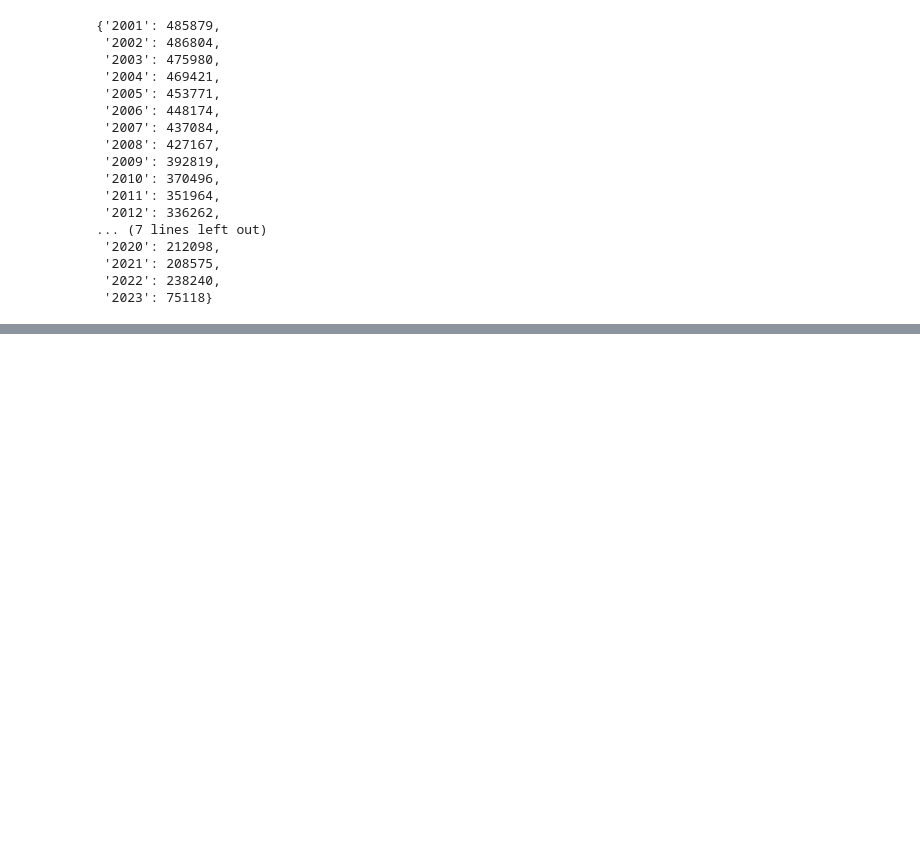
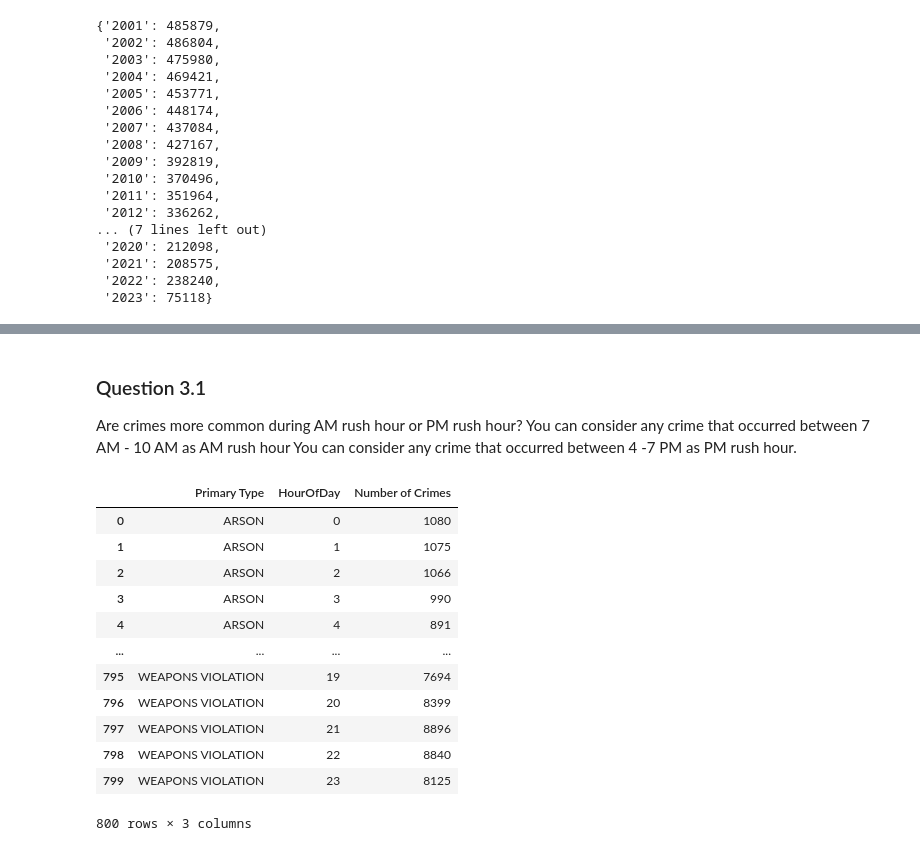
Before and after one commit to JosephHobbs9292/Project-4-Part-1, a Jupyter notebook: Part 1.ipynb, the cells around one changed output, grey strips where cells are left out. Cells and saved outputs as stored; diff of their text form; code cells hidden in the pictures; blank space fills up the shorter version.

```diff
--- a/Part 1.ipynb
+++ b/Part 1.ipynb
@@ -159,0 +170,21 @@ crime_dict
+# %% [markdown]
+### Question 3.1
+Are crimes more common during AM rush hour or PM rush hour? You can consider any crime that occurred between 7 AM - 10 AM as AM rush hour You can consider any crime that occurred between 4 -7 PM as PM rush hour.
+# %%
+crimes_by_hour = df.groupby("Primary Type")["HourOfDay"].value_counts().sort_index()
+plot_df = crimes_by_hour.to_frame("Number of Crimes").reset_index()
+plot_df
+# %% [output]
+|  | Primary Type | HourOfDay | Number of Crimes |
+| 0 | ARSON | 0 | 1080 |
+| 1 | ARSON | 1 | 1075 |
+| 2 | ARSON | 2 | 1066 |
+| 3 | ARSON | 3 | 990 |
+| 4 | ARSON | 4 | 891 |
+| ... | ... | ... | ... |
+| 795 | WEAPONS VIOLATION | 19 | 7694 |
+| 796 | WEAPONS VIOLATION | 20 | 8399 |
+| 797 | WEAPONS VIOLATION | 21 | 8896 |
+| 798 | WEAPONS VIOLATION | 22 | 8840 |
+| 799 | WEAPONS VIOLATION | 23 | 8125 |
+800 rows × 3 columns
```
Also changed, not shown: parts of 5 cells of this notebook.
